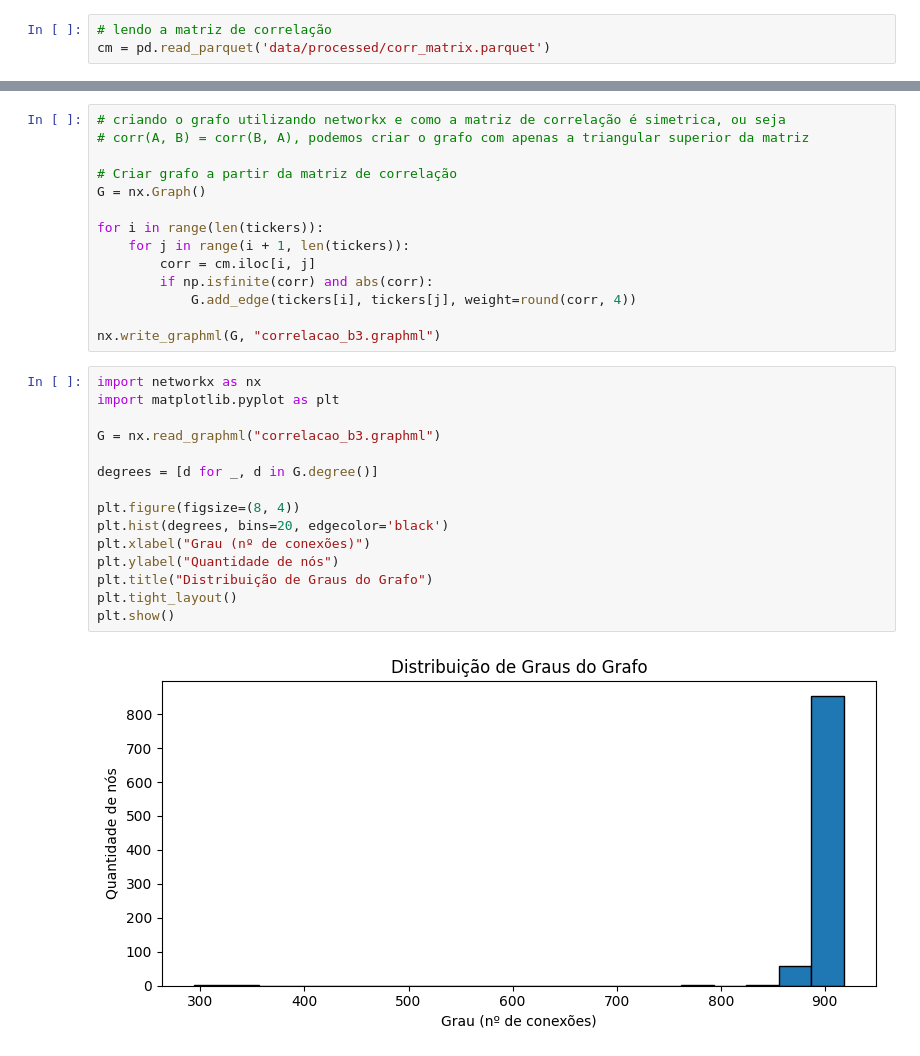
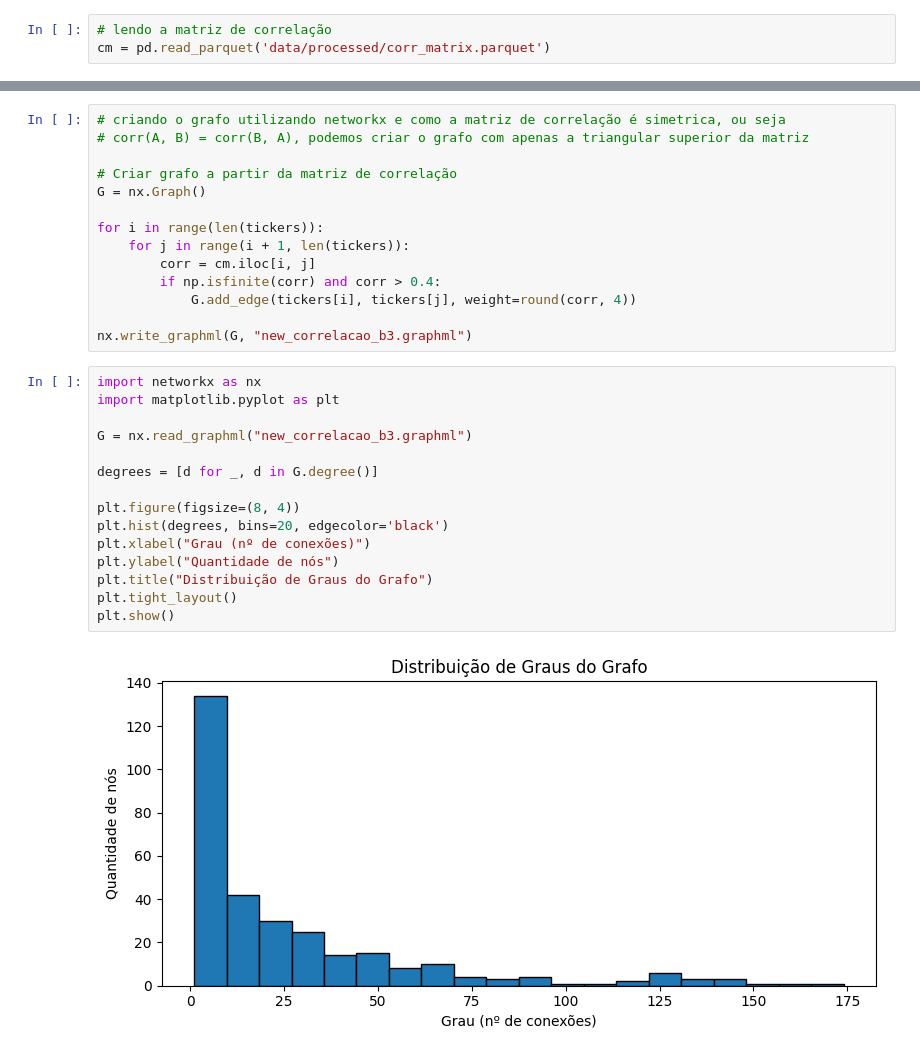
Before and after one commit to richardsousa142/graph_portfolio, a Jupyter notebook: criar_grafo.ipynb, the cells around one changed output, grey strips where cells are left out. Drawn from its saved outputs; the diff is of its cells as text.

```diff
--- a/criar_grafo.ipynb
+++ b/criar_grafo.ipynb
@@ -22,27 +22,27 @@ G = nx.Graph()
 for i in range(len(tickers)):
     for j in range(i + 1, len(tickers)):
         corr = cm.iloc[i, j]
-        if np.isfinite(corr) and abs(corr):
+        if np.isfinite(corr) and corr > 0.4:
             G.add_edge(tickers[i], tickers[j], weight=round(corr, 4))
 
-nx.write_graphml(G, "correlacao_b3.graphml")
+nx.write_graphml(G, "new_correlacao_b3.graphml")
 # %%
 import networkx as nx
 import matplotlib.pyplot as plt
 
-G = nx.read_graphml("correlacao_b3.graphml")
+G = nx.read_graphml("new_correlacao_b3.graphml")
 
 degrees = [d for _, d in G.degree()]
 
 plt.figure(figsize=(8, 4))
 plt.hist(degrees, bins=20, edgecolor='black')
 plt.xlabel("Grau (nº de conexões)")
 plt.ylabel("Quantidade de nós")
 plt.title("Distribuição de Graus do Grafo")
 plt.tight_layout()
 plt.show()
 # %% [output]
-[figure, old version]
+[figure, new version]
 # %%
 n = G.number_of_nodes()
 e = G.number_of_edges()
```
Also changed, not shown: parts of 2 cells of this notebook, 14 other files.
